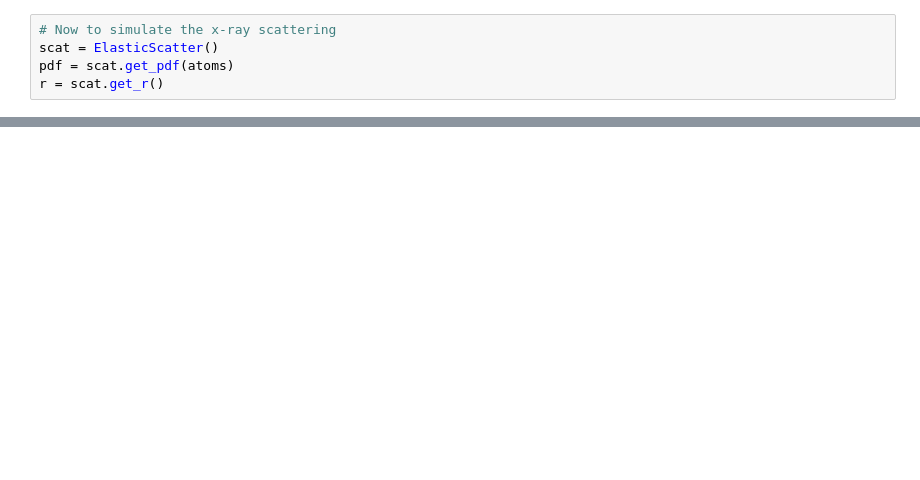
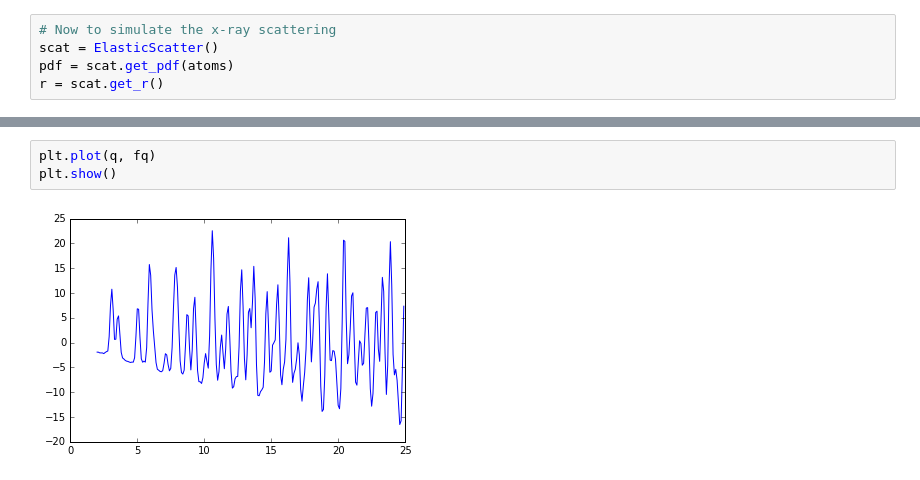
Before and after one commit to CJ-Wright/pyIID, a Jupyter notebook: examples/pdf.ipynb, the cells around one changed output, grey strips where cells are left out. Saved outputs shown, nothing was run; the diff lists cells and outputs as text; blank space fills up the shorter version.

```diff
--- a/examples/pdf.ipynb
+++ b/examples/pdf.ipynb
@@ -24,0 +48,5 @@ plt.show()
+# %%
+plt.plot(q, fq)
+plt.show()
+# %% [output]
+[figure, added]
```
Also changed, not shown: parts of 7 cells of this notebook, 1 other file.
